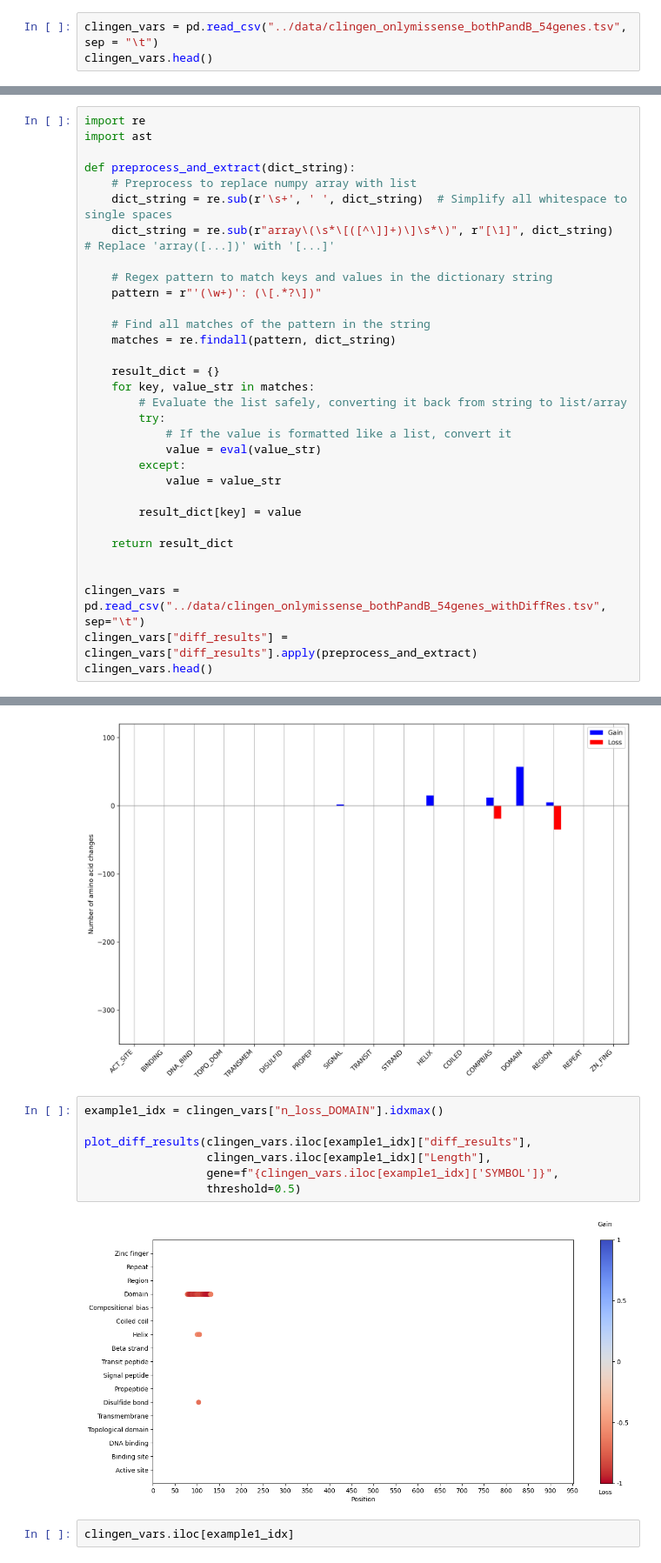
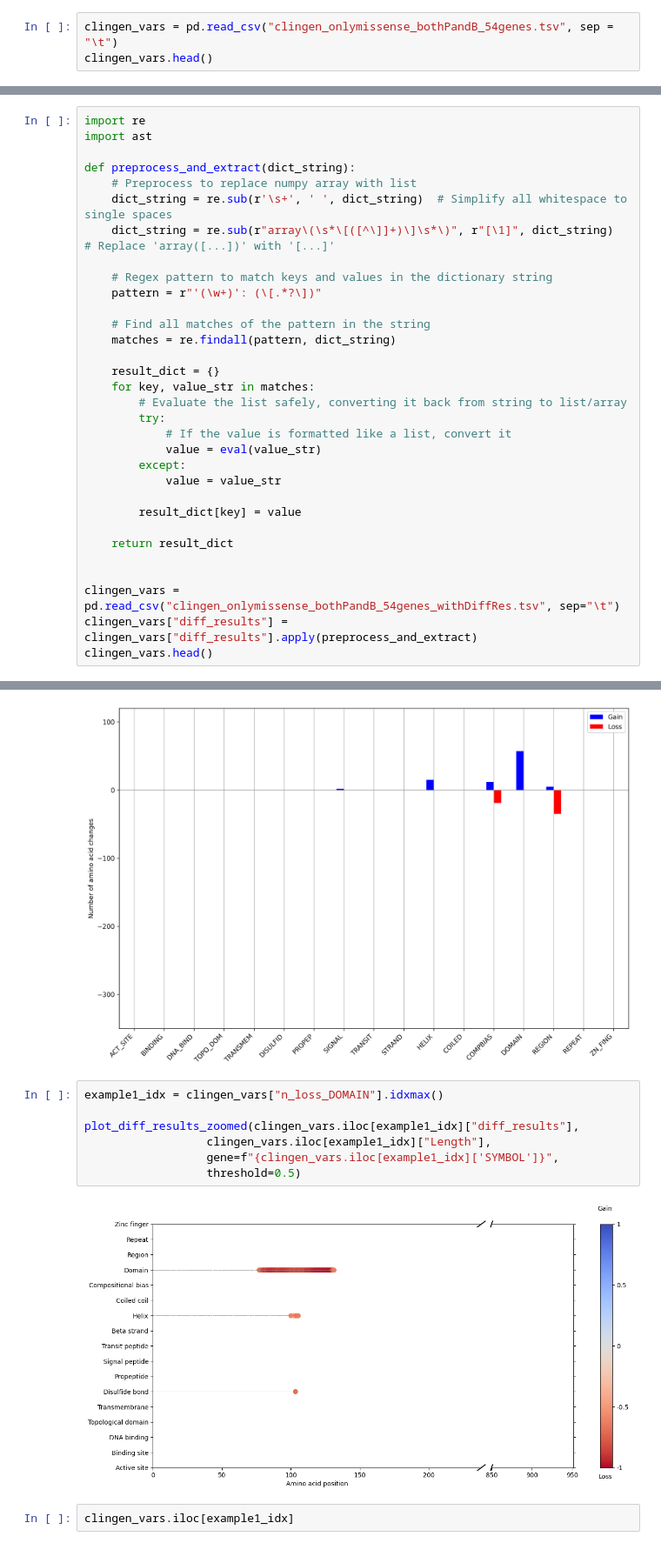
Before and after one commit to AliSaadatV/ESM2-Missense-Impact-Analysis, a Jupyter notebook: src/clingen_variant_interpretation.ipynb, the cells around one changed output, grey strips where cells are left out. Shown at 87% size. Cells and saved outputs as stored; diff of their text form.

Commit message:
updated plotting for interpretation

```diff
--- a/src/clingen_variant_interpretation.ipynb
+++ b/src/clingen_variant_interpretation.ipynb
@@ -164,5 +251,5 @@ def plot_diff_results(diff_results, sequence_length, gene, num_features=len(all_
 # %%
-clingen_vars = pd.read_csv("../data/clingen_onlymissense_bothPandB_54genes.tsv", sep = "\t")
+clingen_vars = pd.read_csv("clingen_onlymissense_bothPandB_54genes.tsv", sep = "\t")
 clingen_vars.head()
 # %% [output]
 |  | #Variation | ClinVar Variation Id | Allele Registry Id | HGVS Expressions | SYMBOL | Disease | Mondo Id | ... |
@@ -243,7 +330,7 @@ def preprocess_and_extract(dict_string):
     return result_dict
 
 
-clingen_vars = pd.read_csv("../data/clingen_onlymissense_bothPandB_54genes_withDiffRes.tsv", sep="\t")
+clingen_vars = pd.read_csv("clingen_onlymissense_bothPandB_54genes_withDiffRes.tsv", sep="\t")
 clingen_vars["diff_results"] = clingen_vars["diff_results"].apply(preprocess_and_extract)
 clingen_vars.head()
 # %% [output]
@@ -348,12 +435,12 @@ plt.show()
 # %%
 example1_idx = clingen_vars["n_loss_DOMAIN"].idxmax()
 
-plot_diff_results(clingen_vars.iloc[example1_idx]["diff_results"],
+plot_diff_results_zoomed(clingen_vars.iloc[example1_idx]["diff_results"],
                   clingen_vars.iloc[example1_idx]["Length"],
                   gene=f"{clingen_vars.iloc[example1_idx]['SYMBOL']}",
                   threshold=0.5)
 # %% [output]
-[figure, old version]
+[figure, new version]
 # %%
 clingen_vars.iloc[example1_idx]
 # %% [output]
```
Also changed, not shown: parts of 8 cells of this notebook, 1 other file.
